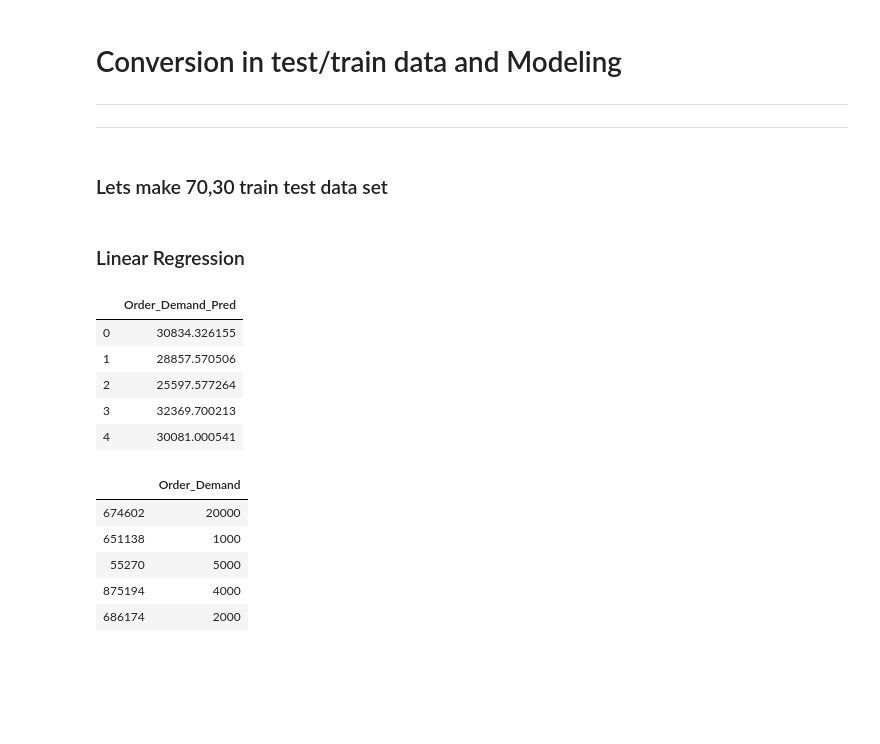
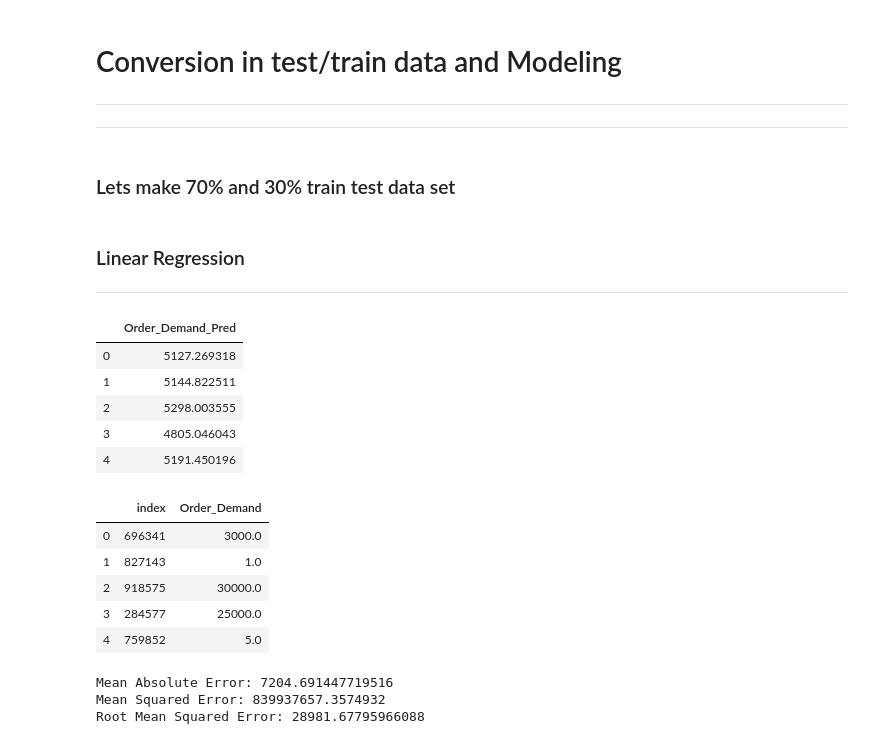
Before and after one commit to pramil-paudel/EECS-731_HW_5, a Jupyter notebook: notebooks/1.0-wwp.ipynb, the cells around one changed output. Drawn from its saved outputs; the diff is of its cells as text; code cells hidden in the pictures; blank space fills up the shorter version.

```diff
--- a/notebooks/1.0-wwp.ipynb
+++ b/notebooks/1.0-wwp.ipynb
@@ -54,8 +56,9 @@ SK LEARN LOADED !!
 ## Loading all data in four different pandas dataframe
 ## Printing the data
 PROJECT_ROOT_DORECTORY = '~/Documents/FALL_2020/INTRO_DATASCIENCE/WEEKLY_PROJECT/week_five'
-hpd_df = pd.read_csv(PROJECT_ROOT_DORECTORY+"/data/Historical_Product_Demand.csv")
+raw_df = pd.read_csv(PROJECT_ROOT_DORECTORY+"/data/Historical_Product_Demand.csv")
 print("Product Demand data loaded in hpd_df................ ")
+hpd_df = raw_df
 hpd_df.describe()
 # %% [output]
 Product Demand data loaded in hpd_df................
@@ -362,19 +388,20 @@ array([[<matplotlib.axes._subplots.AxesSubplot object at 0x...>,
 ----------
 **********
 # %% [markdown]
-### Lets make 70,30 train test data set
+### Lets make 70% and 30% train test data set
 # %%
 #Separating target column at first
 feature_columns = ['Year','Month','Day']
 target_columns=['Order_Demand']
 
 # Retaining required columns in each DF
-feature_df = p1359[feature_columns]
-target_df = p1359[target_columns]
+feature_df = hpd_df[feature_columns]
+target_df = hpd_df[target_columns]
 
 x_train,x_test,y_train,y_test=train_test_split(feature_df,target_df,train_size=0.7,test_size=0.3,random_state=123)
 # %% [markdown]
 ### Linear Regression
+-----
 # %%
 model = LinearRegression()
 # fit model
@@ -386,17 +413,25 @@ pred_df = pd.DataFrame(data=y_pred, columns=["Order_Demand_Pred"])
 pred_df.head()
 # %% [output]
 |  | Order_Demand_Pred |
-| 0 | 30834.326155 |
-| 1 | 28857.570506 |
-| 2 | 25597.577264 |
-| 3 | 32369.700213 |
-| 4 | 30081.000541 |
+| 0 | 5127.269318 |
+| 1 | 5144.822511 |
+| 2 | 5298.003555 |
+| 3 | 4805.046043 |
+| 4 | 5191.450196 |
 # %%
-y_test.head()
+y_test.head().reset_index()
 # %% [output]
-|  | Order_Demand |
-| 674602 | 20000 |
-| 651138 | 1000 |
-| 55270 | 5000 |
-| 875194 | 4000 |
-| 686174 | 2000 |
+|  | index | Order_Demand |
+| 0 | 696341 | 3000.0 |
+| 1 | 827143 | 1.0 |
+| 2 | 918575 | 30000.0 |
+| 3 | 284577 | 25000.0 |
+| 4 | 759852 | 5.0 |
+# %%
+print('Mean Absolute Error:', metrics.mean_absolute_error(y_test, y_pred))
+print('Mean Squared Error:', metrics.mean_squared_error(y_test, y_pred))
+print('Root Mean Squared Error:', np.sqrt(metrics.mean_squared_error(y_test, y_pred)))
+# %% [output]
+Mean Absolute Error: 7204.691447719516
+Mean Squared Error: 839937657.3574932
+Root Mean Squared Error: 28981.67795966088
```
Also changed, not shown: parts of 33 cells of this notebook.
